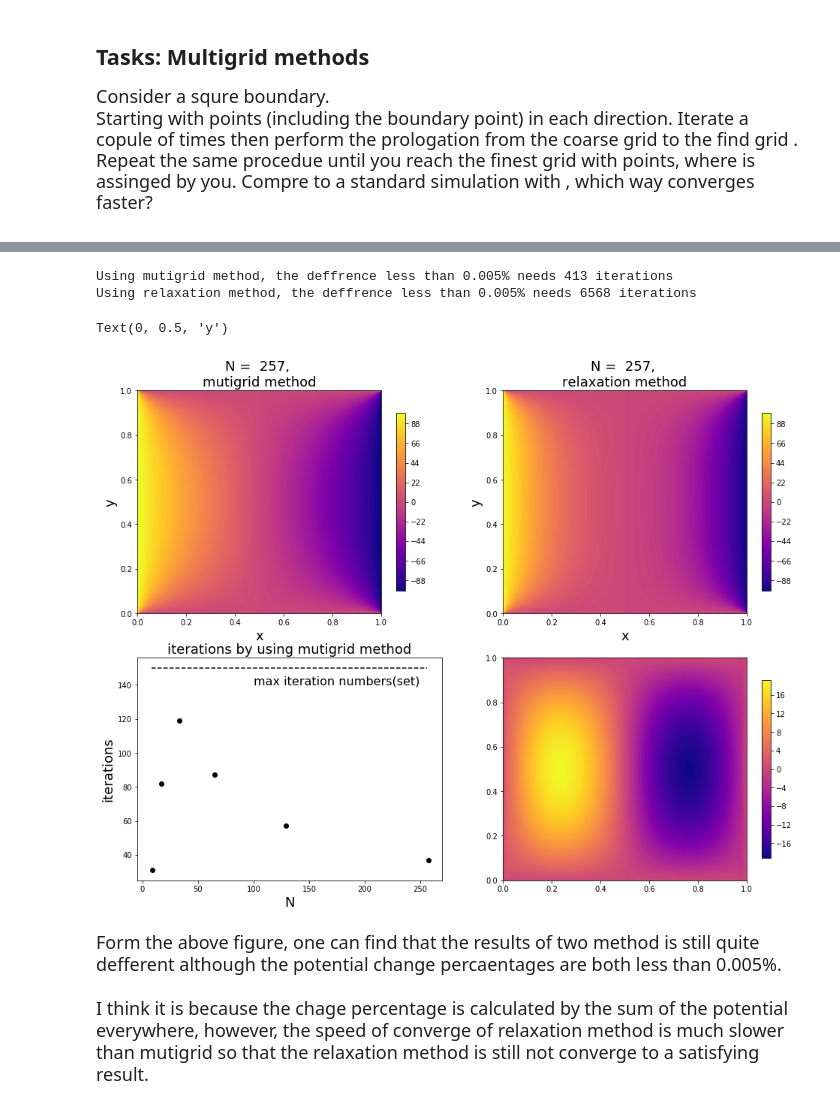
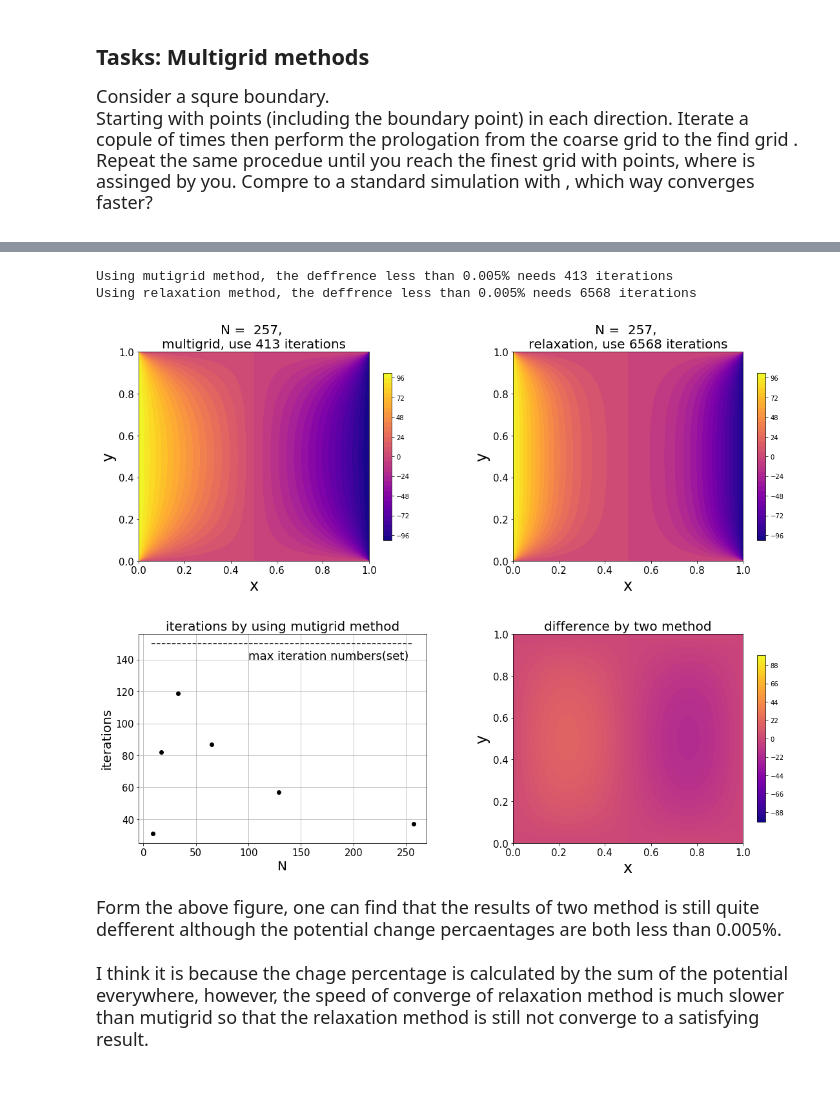
Before and after one commit to pcchen/Computation-in-Physics, a Jupyter notebook: 107022138/Homework_5/Relaxation Methods_Advanced topics.ipynb, the cells around one changed output, grey strips where cells are left out. Saved outputs shown, nothing was run; the diff lists cells and outputs as text; code cells hidden in the pictures.

```diff
--- a/107022138/Homework_5/Relaxation Methods_Advanced topics.ipynb
+++ b/107022138/Homework_5/Relaxation Methods_Advanced topics.ipynb
@@ -87,6 +168,12 @@ Compre to a standard simulation with , which way converges faster?
 # %%
 fig, axes = plt.subplots(ncols = 2 , nrows = 2, figsize = (16,12))
 ax = axes.flatten()
+plt.subplots_adjust(left=0.09,
+                    bottom=0.06,
+                    right=0.98,
+                    top=0.94,
+                    wspace=0.3,
+                    hspace=0.35)
 n = np.arange(3,9)
 Vold = np.zeros((2**(n[0]-1)+1,2**(n[0]-1)+1))
 it = 150
@@ -129,7 +216,7 @@ V1 = np.zeros((N,N))
 V1[:,:] = V[:,:]
 ax[2].plot(2**n+1,number,'ko')
 ax[2].plot([2**n[0],2**n[-1]],[it,it],'k--')
-ax[2].text(100,140,'max iteration numbers(set)',fontsize = 16)
+ax[2].text(100,140,'max iteration numbers(set)',fontsize = 18)
 print('Using mutigrid method, the deffrence less than ' + str('%.1g' %(err*100)) + '% needs ' + str(np.sum(number)) + ' iterations')
 
 ########################################################
@@ -137,9 +224,9 @@ print('Using mutigrid method, the deffrence less than ' + str('%.1g' %(err*100))
 x = np.linspace(0,1,N)
 y = np.linspace(0,1,N)
 X, Y = np.meshgrid(x, y, indexing = 'xy')
-contour = ax[0].contourf(X,Y,V,100,cmap='plasma')
+contour = ax[0].contourf(X,Y,V,35,cmap='plasma')
 fig.colorbar(contour, shrink=0.8, aspect=20,ax=ax[0])
-ax[0].set_title('N =  ' + str(N) + ', \n' + 'mutigrid method',fontsize = 18)
+ax[0].set_title('N =  ' + str(N) + ', \n' + 'multigrid, use ' + str(np.sum(number)) + ' iterations',fontsize = 20)
 
 it = 10000
 V = np.zeros((N,N))
@@ -148,45 +235,51 @@ V2 = np.zeros((N,N))
 V[-1,:] = 0
 V[0,:] = 0
 V[:,-1] = -100
 V[:,0] = 100
 Vc[-1,:] = 0
 Vc[0,:] = 0
 Vc[:,-1] = -100
 Vc[:,0] = 100
 
 
 ######################################################## ↓ ↓ ↓ main code for relaxation method
 number2 = it
 for i in range(it):    # relaxation
     V[1:-1,1:-1] = 1/4*(V[2:,1:-1] + V[0:-2,1:-1] + V[1:-1,2:] + V[1:-1,0:-2])
     change2.append(np.sum(np.abs(V-Vc))/np.sum(np.abs(Vc)))
     if(np.sum(np.abs(V-Vc))/np.sum(np.abs(Vc)) < err):
         number2 = i+1
         break
     Vc[:,:]= V[:,:]
 ######################################################## ↑ ↑ ↑ main code for relaxation method
 V2[:,:] = V[:,:]
-contour = ax[3].contourf(X,Y,(V1-V2),100,cmap='plasma')
+contour = ax[3].contourf(X,Y,(V1-V2),100,cmap='plasma',levels = np.linspace(-100,100,101))
 fig.colorbar(contour, shrink=0.8, aspect=20,ax=ax[3])
 
 
 print('Using relaxation method, the deffrence less than ' + str('%.1g' %(err*100)) + '% needs ' + str('%.d' %(number2)) + ' iterations')
-contour = ax[1].contourf(X,Y,V,100,cmap='plasma')
+contour = ax[1].contourf(X,Y,V,35,cmap='plasma')
 fig.colorbar(contour, shrink=0.8, aspect=20,ax=ax[1])
-ax[1].set_title('N =  ' + str(N) + ', \n' + 'relaxation method',fontsize = 18)
-ax[2].set_title('iterations by using mutigrid method',fontsize = 18)
-ax[2].set_xlabel('N',fontsize = 18)
-ax[2].set_ylabel('iterations',fontsize = 18)
+ax[1].set_title('N =  ' + str(N) + ', \n' + 'relaxation, use ' + str('%.d' %(number2)) + ' iterations',fontsize = 20)
+ax[2].set_title('iterations by using mutigrid method',fontsize = 20)
+ax[3].set_title('difference by two method',fontsize = 20)
+ax[2].set_xlabel('N',fontsize = 20)
+ax[2].set_ylabel('iterations',fontsize = 20)
 
-ax[0].set_xlabel('x',fontsize = 18)
-ax[0].set_ylabel('y',fontsize = 18)
-ax[1].set_xlabel('x',fontsize = 18)
-ax[1].set_ylabel('y',fontsize = 18)
+ax[0].set_xlabel('x',fontsize = 24)
+ax[0].set_ylabel('y',fontsize = 24)
+ax[1].set_xlabel('x',fontsize = 24)
+ax[1].set_ylabel('y',fontsize = 24)
+ax[3].set_xlabel('x',fontsize = 24)
+ax[3].set_ylabel('y',fontsize = 24)
+ax[2].grid()
+for k in range(4):
+    ax[k].tick_params(axis='both', which='major', labelsize=15)
+plt.savefig('fig5.pdf')
 # %% [output]
 Using mutigrid method, the deffrence less than 0.005% needs 413 iterations
 Using relaxation method, the deffrence less than 0.005% needs 6568 iterations
-Text(0, 0.5, 'y')
-[figure, old version]
+[figure, new version]
 # %% [markdown]
 <font size = 4>
 Form the above figure, one can find that the results of two method is still quite defferent although the potential change percaentages are both less than 0.005%.<br><br>
```
Also changed, not shown: parts of 8 cells of this notebook.
